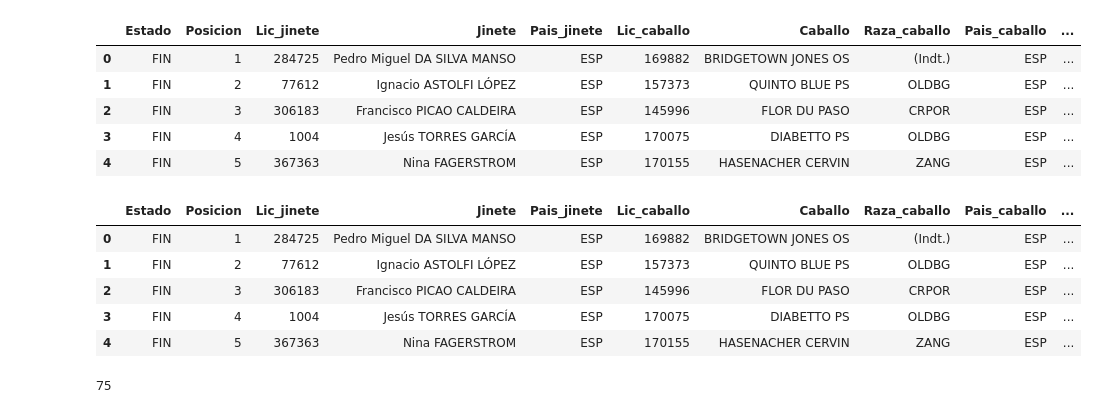
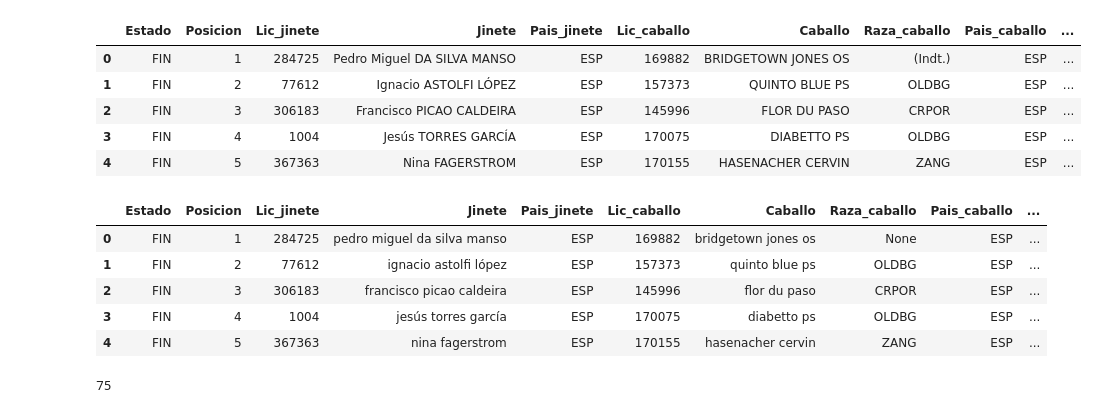
Before and after one commit to Gabijc/Proyecto_final_hipica, a Jupyter notebook: Notebooks/pruebas_carga.ipynb, the cells around one changed output. Drawn from its saved outputs; the diff is of its cells as text; code cells hidden in the pictures.

```diff
--- a/Notebooks/pruebas_carga.ipynb
+++ b/Notebooks/pruebas_carga.ipynb
@@ -46,17 +46,25 @@ df_pruebas_resultados.head()
 # %%
 df_final = pd.merge(df_pruebas_resultados, df_concursos, on = "Concurso", how = "inner")
 df_final['Fecha_prueba'] = pd.to_datetime(df_final['Fecha_prueba'])
 df_final['Inicio'] = pd.to_datetime(df_final['Inicio'], dayfirst=True)
 df_final['Final'] = pd.to_datetime(df_final['Final'], dayfirst=True)
 df_final = df_final[(df_final['Fecha_prueba'] >= df_final['Inicio']) & (df_final['Fecha_prueba'] <= df_final['Final'])]
+df_final = df_final.drop(['Puntuacion', 'Resultados'], axis=1)
+df_final["Jinete"] = df_final["Jinete"].str.lower()
+df_final["Caballo"] = df_final["Caballo"].str.lower()
+df_final["Lic_jinete"] = df_final["Lic_jinete"].astype(str)
+df_final["Lic_caballo"] = df_final["Lic_caballo"].astype(str)
+df_final["Raza_caballo"] = df_final["Raza_caballo"].apply(lambda x: None if x == '(Indt.)' else x)
+df_final["Lic_jinete"] = df_final["Lic_jinete"].apply(lambda x: None if x == '--' else x)
+df_final["Lic_caballo"] = df_final["Lic_caballo"].apply(lambda x: None if x == '--' else x)
 df_final.head()
 # %% [output]
 |  | Estado | Posicion | Lic_jinete | Jinete | Pais_jinete | Lic_caballo | Caballo | Raza_caballo | Pais_caballo | ... |
-| 0 | FIN | 1 | 284725 | Pedro Miguel DA SILVA MANSO | ESP | 169882 | BRIDGETOWN JONES OS | (Indt.) | ESP | ... |
-| 1 | FIN | 2 | 77612 | Ignacio ASTOLFI LÓPEZ | ESP | 157373 | QUINTO BLUE PS | OLDBG | ESP | ... |
-| 2 | FIN | 3 | 306183 | Francisco PICAO CALDEIRA | ESP | 145996 | FLOR DU PASO | CRPOR | ESP | ... |
-| 3 | FIN | 4 | 1004 | Jesús TORRES GARCÍA | ESP | 170075 | DIABETTO PS | OLDBG | ESP | ... |
-| 4 | FIN | 5 | 367363 | Nina FAGERSTROM | ESP | 170155 | HASENACHER CERVIN | ZANG | ESP | ... |
+| 0 | FIN | 1 | 284725 | pedro miguel da silva manso | ESP | 169882 | bridgetown jones os | None | ESP | ... |
+| 1 | FIN | 2 | 77612 | ignacio astolfi lópez | ESP | 157373 | quinto blue ps | OLDBG | ESP | ... |
+| 2 | FIN | 3 | 306183 | francisco picao caldeira | ESP | 145996 | flor du paso | CRPOR | ESP | ... |
+| 3 | FIN | 4 | 1004 | jesús torres garcía | ESP | 170075 | diabetto ps | OLDBG | ESP | ... |
+| 4 | FIN | 5 | 367363 | nina fagerstrom | ESP | 170155 | hasenacher cervin | ZANG | ESP | ... |
 # %%
 len(df_final["Concurso"].unique())
 # %% [output]
```
Also changed, not shown: parts of 7 cells of this notebook, 1 other file.
